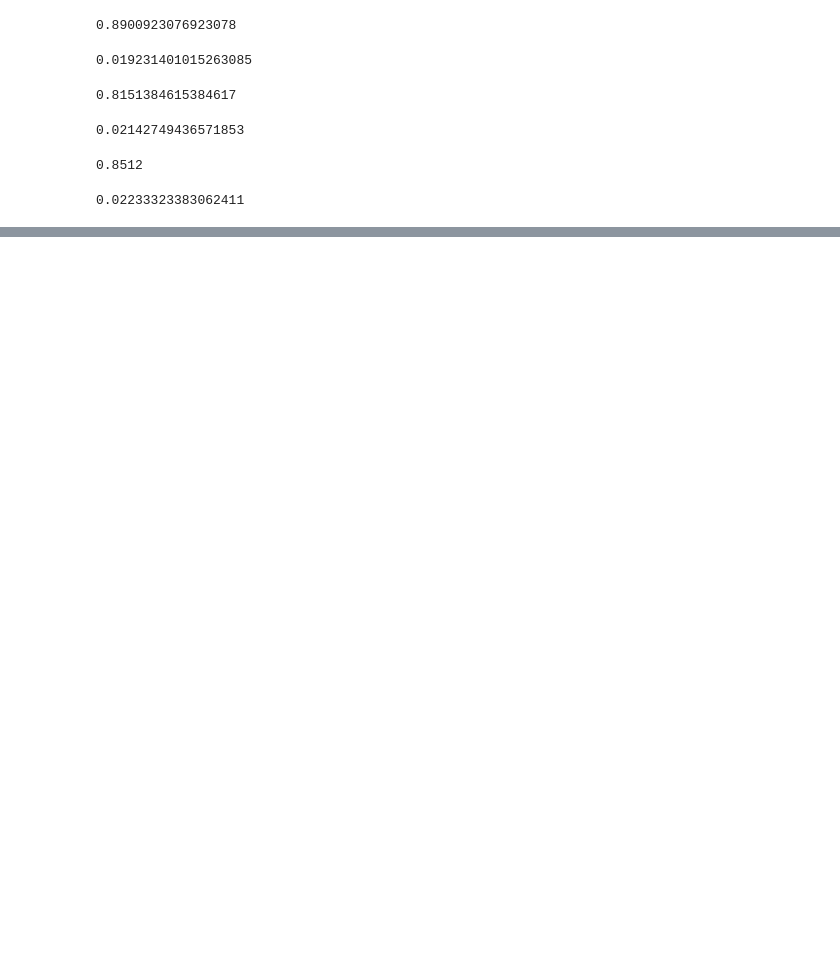
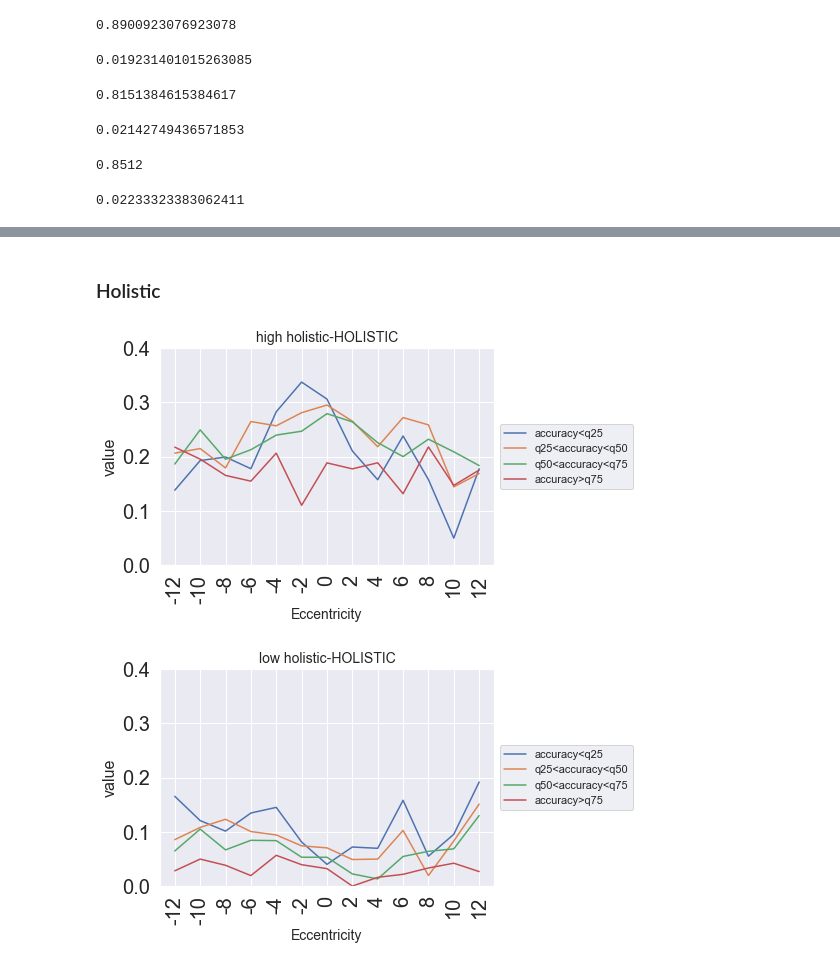
Before and after one commit to teresa-canasbajo/perifovmooney, a Jupyter notebook: analysis/comparing_slopes.ipynb, the cells around one changed output, grey strips where cells are left out. Drawn from its saved outputs; the diff is of its cells as text; code cells hidden in the pictures; blank space fills up the shorter version.

```diff
--- a/analysis/comparing_slopes.ipynb
+++ b/analysis/comparing_slopes.ipynb
@@ -1200,0 +1361,37 @@ stats.sem(descriptives_2[(descriptives_2['MOONEYCATEGORY'] == 'high holistic') &
+# %%
+perMooney_means_lowholistic_quartiles = pd.concat([perMooney_means_lowholistic_quartiles_upright,perMooney_means_lowholistic_quartiles_inverted])
+perMooney_means_highholistic_quartiles = pd.concat([perMooney_means_highholistic_quartiles_upright,perMooney_means_highholistic_quartiles_inverted])
+# %%
+perMooney_means_lowholistic_quartiles['QUARTILE_COND'] = perMooney_means_lowholistic_quartiles['QUARTILE'].astype('str') + perMooney_means_lowholistic_quartiles['COND']
+# %%
+perMooney_means_highholistic_quartiles['QUARTILE_COND'] = perMooney_means_highholistic_quartiles['QUARTILE'].astype('str') + perMooney_means_highholistic_quartiles['COND']
+# %% [markdown]
+### Holistic
+# %%
+for holistic in ['high holistic', 'low holistic']:
+    if holistic == 'high holistic':
+        df = perMooney_means_highholistic_quartiles.copy()
+    elif holistic == 'low holistic':
+        df = perMooney_means_lowholistic_quartiles.copy()
+
+    tmp = df.pivot_table(values='ACCURACY', index=['ECCLOC', 'MOONEY_NAME'], columns=['QUARTILE_COND']).reset_index()
+    tmp_grouped = tmp.groupby('ECCLOC', as_index=False).mean()
+
+    tmp_grouped['1.0holistic'] = tmp_grouped['1.0upright'] - tmp_grouped['1.0inverted']
+    tmp_grouped['2.0holistic'] = tmp_grouped['2.0upright'] - tmp_grouped['2.0inverted']
+    tmp_grouped['3.0holistic'] = tmp_grouped['3.0upright'] - tmp_grouped['3.0inverted']
+    tmp_grouped['4.0holistic'] = tmp_grouped['4.0upright'] - tmp_grouped['4.0inverted']
+
+    tmp_grouped_plot = pd.melt(tmp_grouped, id_vars='ECCLOC', value_vars=['1.0holistic','2.0holistic', '3.0holistic', '4.0holistic'])
+    ax = sns.lineplot(x='ECCLOC',y= 'value', hue = 'QUARTILE_COND', data= tmp_grouped_plot)
+#     handles, l = ax.get_legend_handles_labels()
+    ax.legend(labels=['accuracy<q25', 'q25<accuracy<q50', 'q50<accuracy<q75', 'accuracy>q75'], loc='center left', bbox_to_anchor=(1, 0.5))
+    plt.xticks( range(-12, 14, 2), labels=labels, rotation=90);
+    plt.ylim(0, 0.4)
+    plt.title(holistic + '-HOLISTIC', fontsize=14)
+    # plt.yticks(np.arange(0.3, 1.1, 0.1))
+    plt.xlabel('Eccentricity', fontsize=14)
+    plt.show()
+# %% [output]
+[figure, added]
+[figure, added]
```
Also changed, not shown: parts of 68 cells of this notebook.
